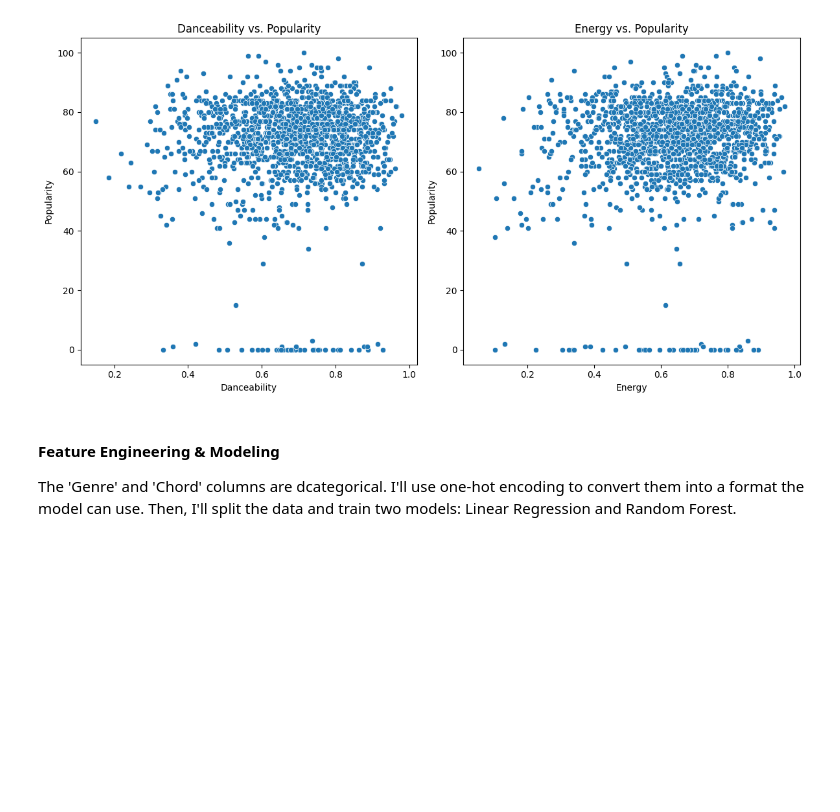
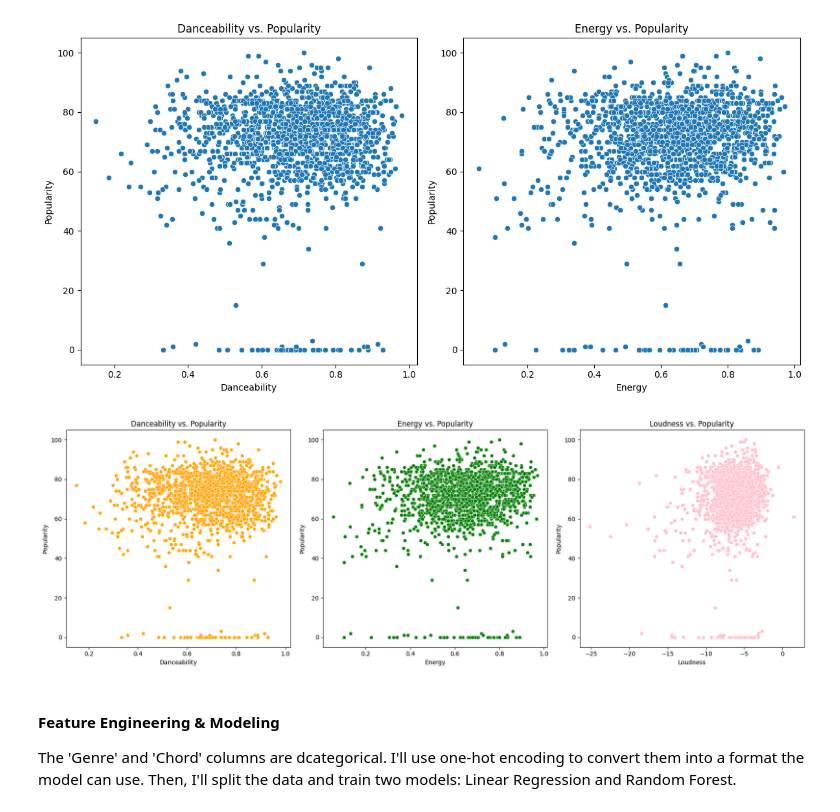
Before and after one commit to baut-jc/DDDS-My-Projects, a Jupyter notebook: Project-4/Project_4_Spotify_fnl.ipynb, the cells around one changed output. Cells and saved outputs as stored; diff of their text form; code cells hidden in the pictures; blank space fills up the shorter version.

Commit message:
Add Loudness scatterplot

```diff
--- a/Project-4/Project_4_Spotify_fnl.ipynb
+++ b/Project-4/Project_4_Spotify_fnl.ipynb
@@ -336,6 +336,29 @@ plt.tight_layout()
 plt.show()
 # %% [output]
 [figure]
+# %%
+plt.figure(figsize=(18, 6)) # Increased figure width for the additional plot
+
+# First Plot
+plt.subplot(1, 3, 1) # Changed subplot to 1 row, 3 columns, position 1
+sns.scatterplot(x='Danceability', y='Popularity', data=cleaned_spotify_df, color='orange') # Added color='skyblue'
+plt.title('Danceability vs. Popularity')
+
+# Second Plot
+plt.subplot(1, 3, 2) # Changed subplot to 1 row, 3 columns, position 2
+sns.scatterplot(x='Energy', y='Popularity', data=cleaned_spotify_df, color='green') # Added color='salmon'
+plt.title('Energy vs. Popularity')
+
+# Third Plot
+plt.subplot(1, 3, 3) # Added a third subplot at position 3
+sns.scatterplot(x='Loudness', y='Popularity', data=cleaned_spotify_df, color='pink') # Example of a new plot
+plt.title('Loudness vs. Popularity') # Added a title for the new plot
+
+
+plt.tight_layout()
+plt.show()
+# %% [output]
+[figure, added]
 # %% [markdown]
 #### Feature Engineering & Modeling
 
```
Also changed, not shown: parts of 12 cells of this notebook.
